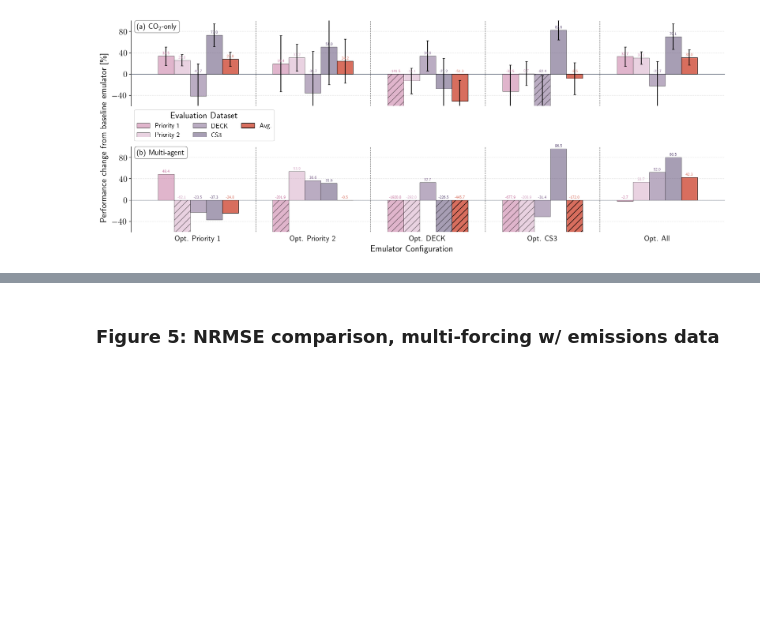
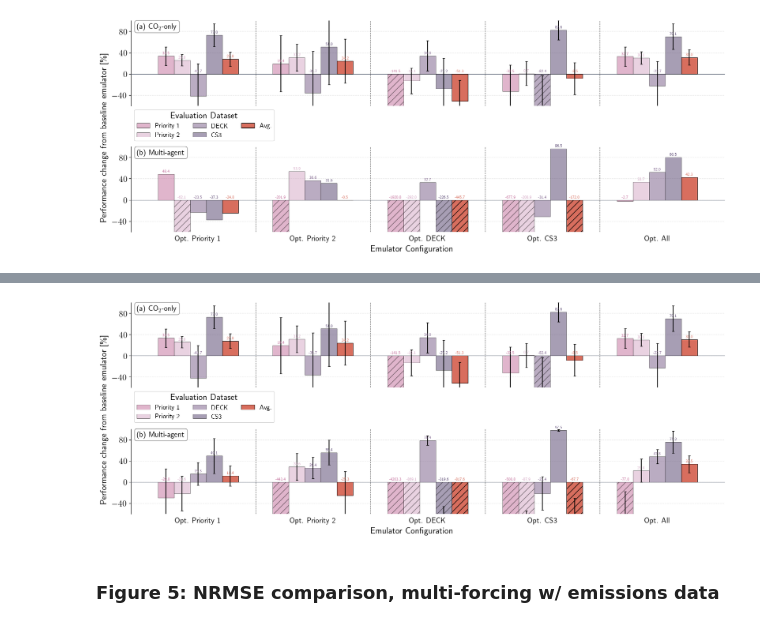
Before and after one commit to cbwomack/Emulator_Training_Data, a Jupyter notebook: 5a_paper_plots.ipynb, the cells around one changed output, grey strips where cells are left out. Cells and saved outputs as stored; diff of their text form; code cells hidden in the pictures; blank space fills up the shorter version.

```diff
--- a/5a_paper_plots.ipynb
+++ b/5a_paper_plots.ipynb
@@ -156,3 +204,24 @@ utils_plotting.plot_vertical_stacked_bars(
+# %%
+import pickle
+
+with open('data/SI_results/seed_uncertainty/fig4_seed_spread_co2_only.pkl', 'rb') as f:
+    _seed_spread_co2 = pickle.load(f)
+with open('data/SI_results/seed_uncertainty/fig4_seed_spread_all_agents.pkl', 'rb') as f:
+    _seed_spread_multi = pickle.load(f)
+
+_seed_baseline_co2 = [_seed_spread_co2[s]['baseline'] for s in sorted(_seed_spread_co2)]
+_seed_optimized_co2 = [_seed_spread_co2[s]['optimal'] for s in sorted(_seed_spread_co2)]
+_seed_baseline_multi = [_seed_spread_multi[s]['baseline'] for s in sorted(_seed_spread_multi)]
+_seed_optimized_multi = [_seed_spread_multi[s]['optimal'] for s in sorted(_seed_spread_multi)]
+
+fig4_data_seeded_both = utils_inverse.load_fig4_data()
+utils_plotting.plot_vertical_stacked_bars(
+    **fig4_data_seeded_both, titles=None, save=False,
+    seed_baseline_results_list=[_seed_baseline_co2, _seed_baseline_multi],
+    seed_optimized_results_list=[_seed_optimized_co2, _seed_optimized_multi],
+)
+# %% [output]
+[figure, added]
 # %% [markdown]
 ### Figure 5: NRMSE comparison, multi-forcing w/ emissions data
 # %%
```
Also changed, not shown: parts of 5 cells of this notebook, 35 other files.
